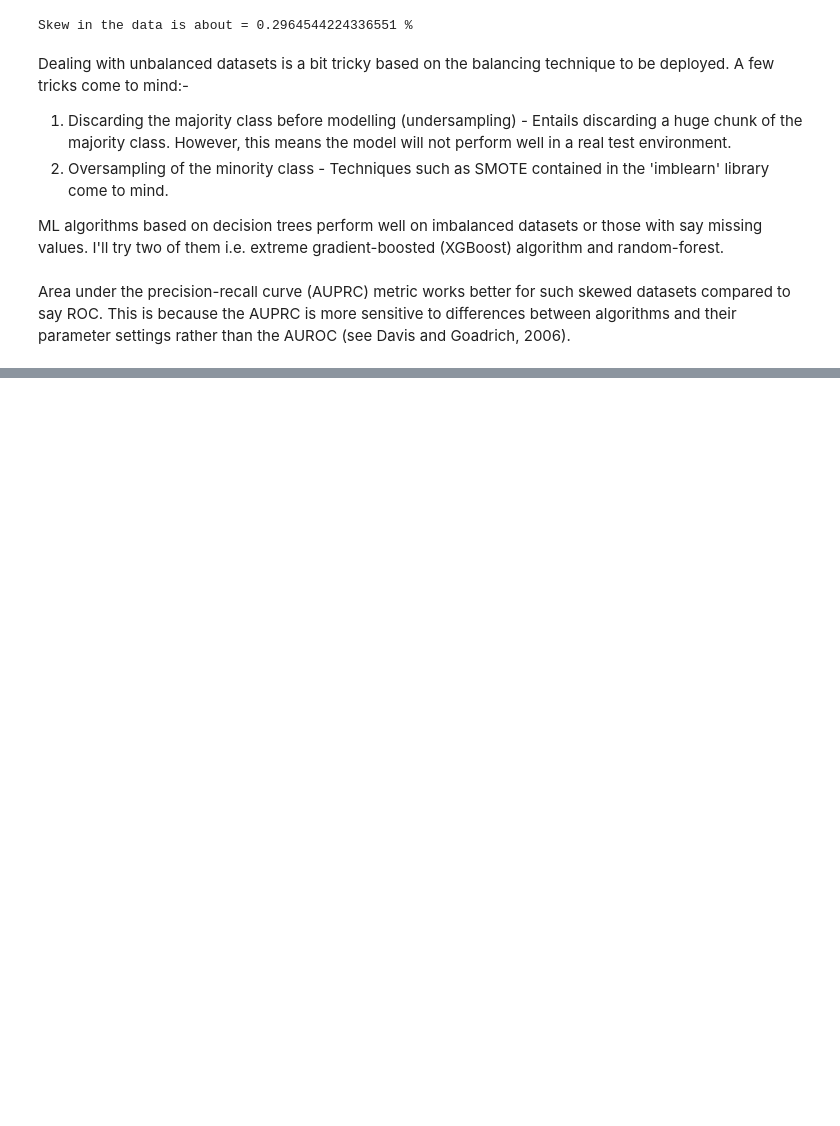
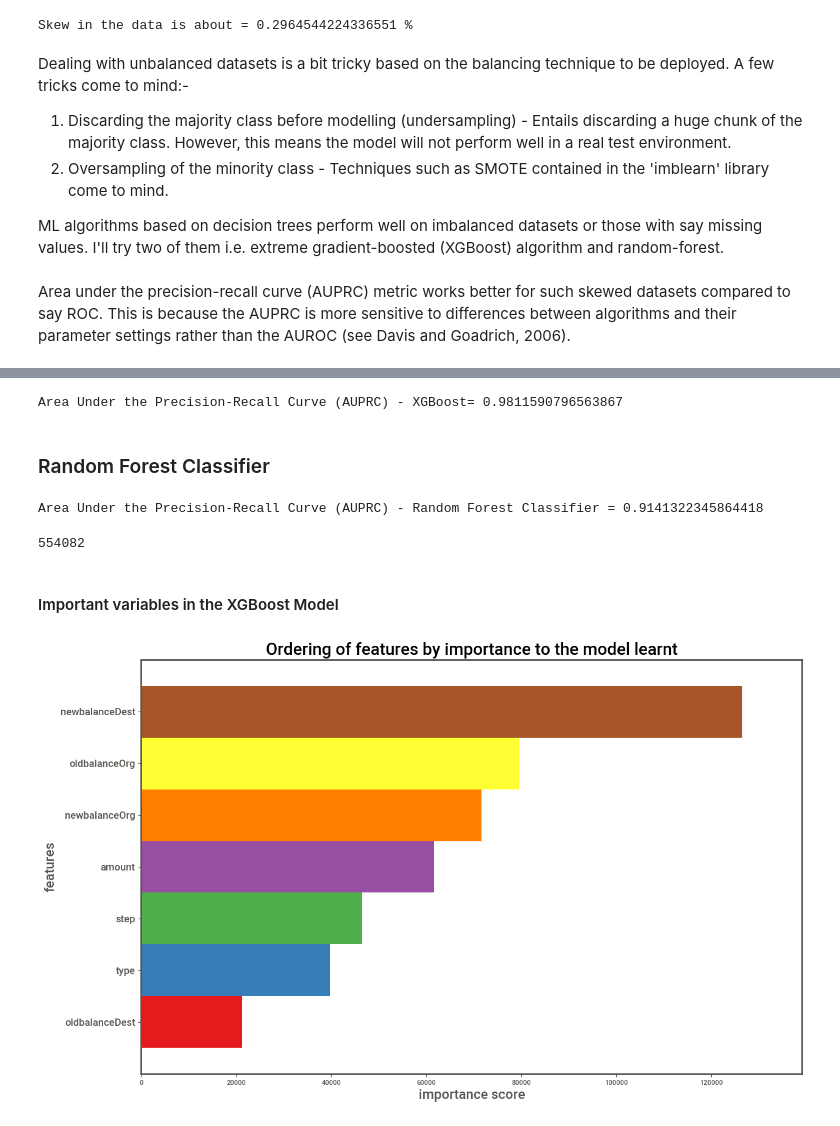
Before and after one commit to wandabwa2004/Fraud_Analytics, a Jupyter notebook: Fraud Detection .ipynb, the cells around one changed output, grey strips where cells are left out. Drawn from its saved outputs; the diff is of its cells as text; code cells hidden in the pictures; blank space fills up the shorter version.

```diff
--- a/Fraud Detection .ipynb
+++ b/Fraud Detection .ipynb
@@ -283,5 +296,37 @@ NameError: name 'randomState' is not defined
 # %%
 weights = (Y == 0).sum() / (1.0 * (Y == 1).sum())
-clf = XGBClassifier(max_depth = 3, scale_pos_weight = weights, n_jobs = 4)
+clf = XGBClassifier(max_depth = 10, scale_pos_weight = weights, n_jobs = 10)
 probabilities = clf.fit(trainX, trainY).predict_proba(testX)
-print('AUPRC = {}'.format(average_precision_score(testY,probabilities[:, 1])))
+print('Area Under the Precision-Recall Curve (AUPRC) - XGBoost= {}'.format(average_precision_score(testY,probabilities[:, 1])))
+# %% [output]
+Area Under the Precision-Recall Curve (AUPRC) - XGBoost= 0.9811590796563867
+# %% [markdown]
+### Random Forest Classifier
+# %%
+clf_rf = RandomForestClassifier(n_estimators=20)
+probabilities_rf = clf_rf.fit(trainX, trainY).predict_proba(testX)
+print('Area Under the Precision-Recall Curve (AUPRC) - Random Forest Classifier = {}'.format(average_precision_score(testY,probabilities_rf[:, 1])))
+# %% [output]
+Area Under the Precision-Recall Curve (AUPRC) - Random Forest Classifier = 0.9141322345864418
+# %%
+len(probabilities_rf)
+# %% [output]
+554082
+# %% [markdown]
+#### Important  variables in the XGBoost Model
+# %%
+fig = plt.figure(figsize = (14, 9))
+ax = fig.add_subplot(111)
+colours = plt.cm.Set1(np.linspace(0, 1, 9))
+
+ax = plot_importance(clf, height = 1, color = colours, grid = False, \
+                     show_values = False, importance_type = 'cover', ax = ax);
+for axis in ['top','bottom','left','right']:
+            ax.spines[axis].set_linewidth(2)
+
+ax.set_xlabel('importance score', size = 16);
+ax.set_ylabel('features', size = 16);
+ax.set_yticklabels(ax.get_yticklabels(), size = 12);
+ax.set_title('Ordering of features by importance to the model learnt', size = 20);
+# %% [output]
+[figure, added]
```
Also changed, not shown: parts of 12 cells of this notebook.
